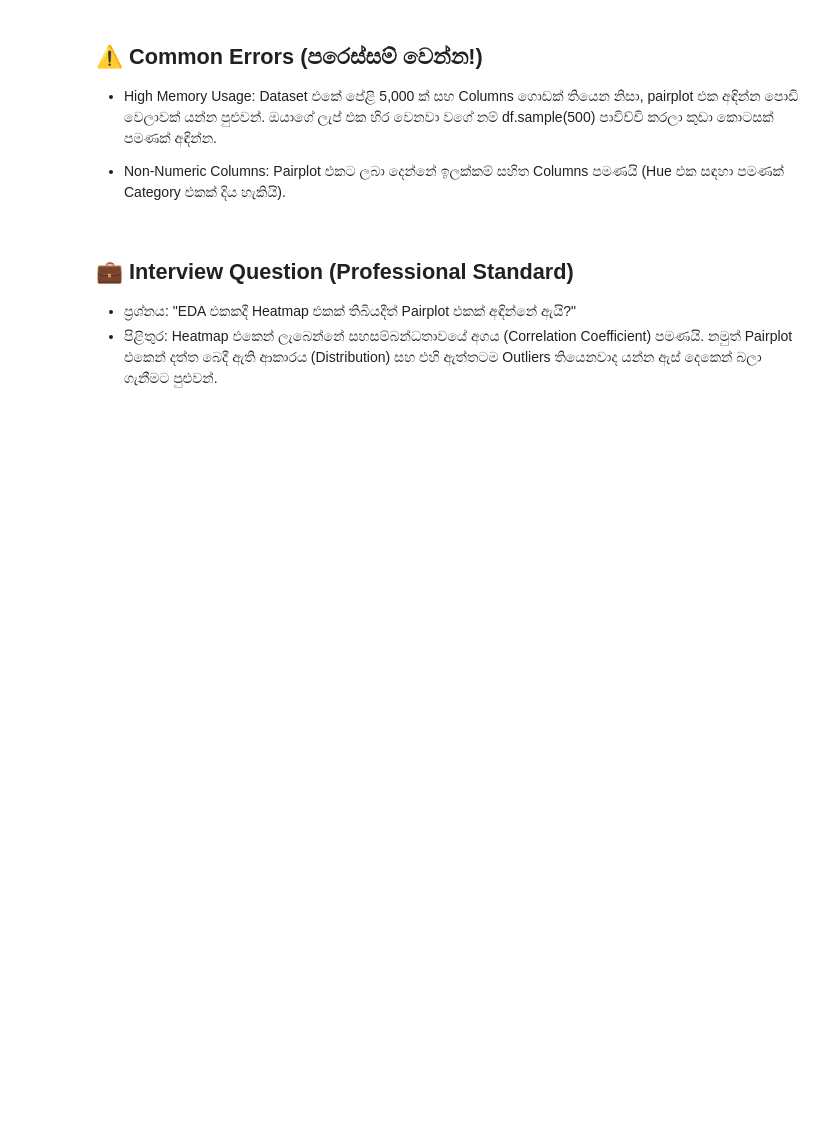
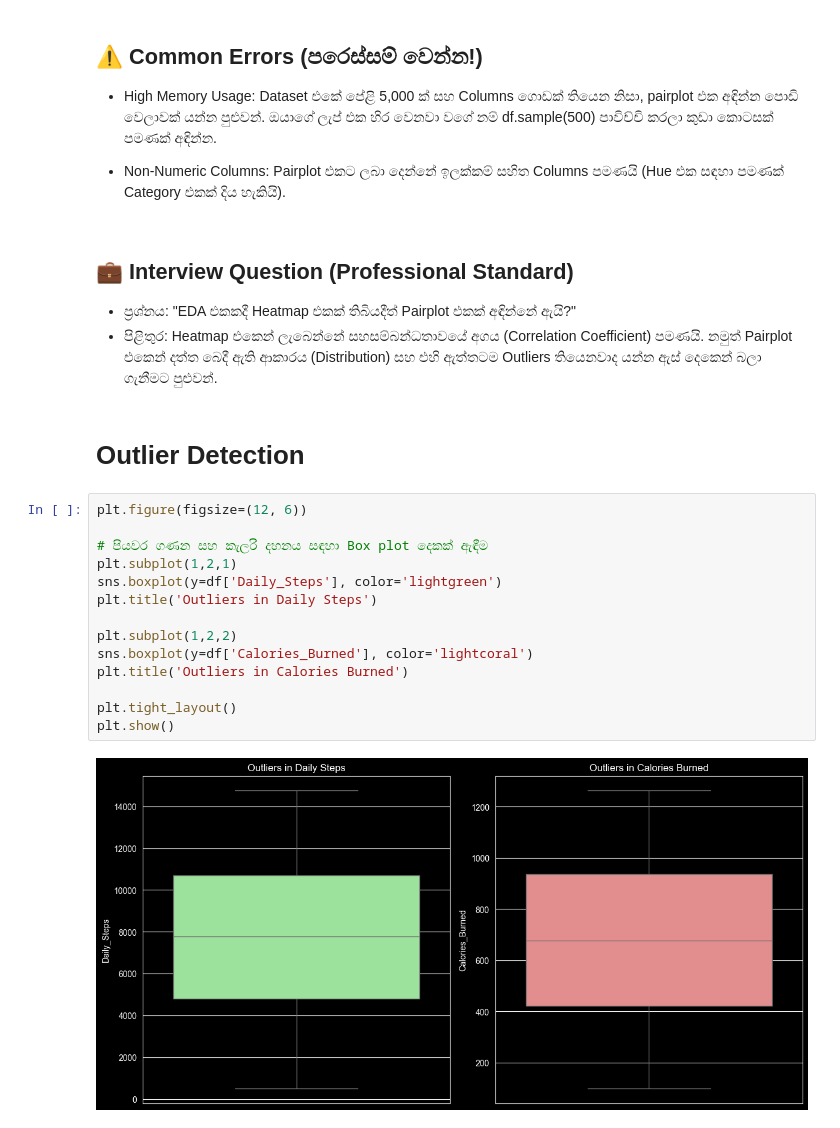
Before and after one commit to Dhanuwa856/Aura-Fitness-EDA, a Jupyter notebook: notebooks/loading_data_final.ipynb, the cells around one changed output. Saved outputs shown, nothing was run; the diff lists cells and outputs as text; blank space fills up the shorter version.

Commit message:
feat: perform outlier detection using box plots for activity metrics

```diff
--- a/notebooks/loading_data_final.ipynb
+++ b/notebooks/loading_data_final.ipynb
@@ -137,3 +137,21 @@ Pairplot එක සකස් වෙමින් පවතී... ⏳
 
 - ප්‍රශ්නය: "EDA එකකදී Heatmap එකක් තිබියදීත් Pairplot එකක් අඳින්නේ ඇයි?"
 - පිළිතුර: Heatmap එකෙන් ලැබෙන්නේ සහසම්බන්ධතාවයේ අගය (Correlation Coefficient) පමණයි. නමුත් Pairplot එකෙන් දත්ත බෙදී ඇති ආකාරය (Distribution) සහ එහි ඇත්තටම Outliers තියෙනවාද යන්න ඇස් දෙකෙන් බලා ගැනීමට පුළුවන්.
+# %% [markdown]
+# Outlier Detection
+# %%
+plt.figure(figsize=(12, 6))
+
+# පියවර ගණන සහ කැලරි දහනය සඳහා Box plot දෙකක් ඇඳීම
+plt.subplot(1,2,1)
+sns.boxplot(y=df['Daily_Steps'], color='lightgreen')
+plt.title('Outliers in Daily Steps')
+
+plt.subplot(1,2,2)
+sns.boxplot(y=df['Calories_Burned'], color='lightcoral')
+plt.title('Outliers in Calories Burned')
+
+plt.tight_layout()
+plt.show()
+# %% [output]
+[figure, added]
```
Also changed, not shown: parts of 1 cell of this notebook.
